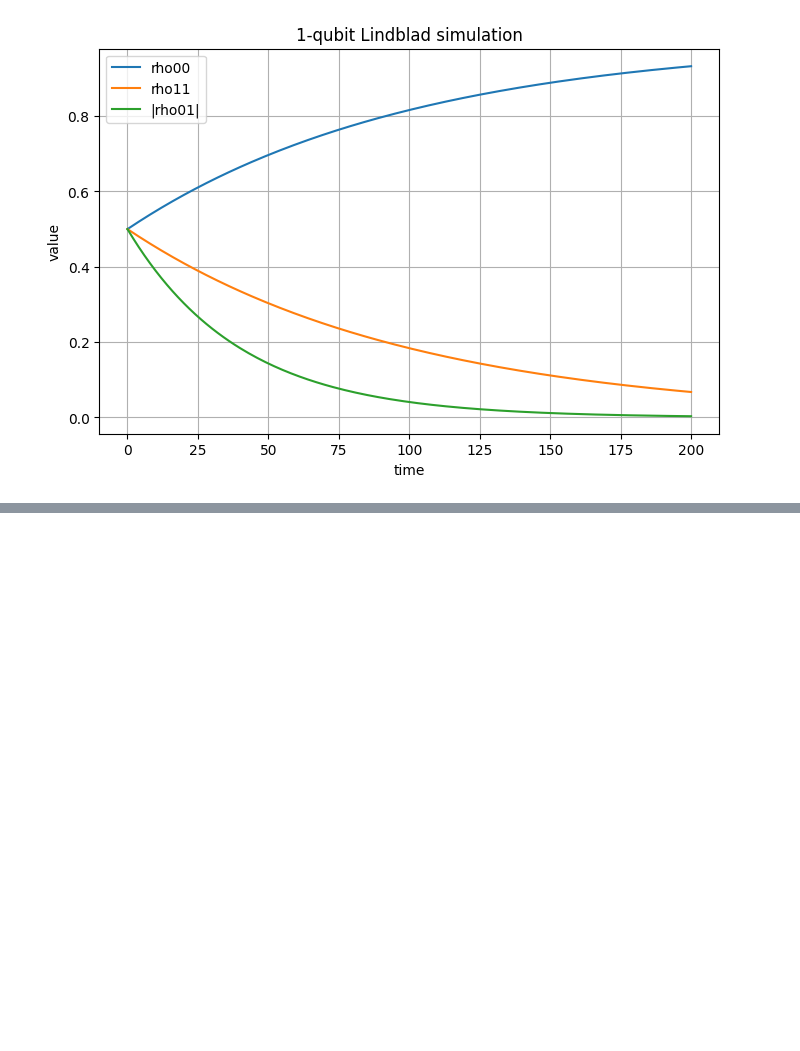
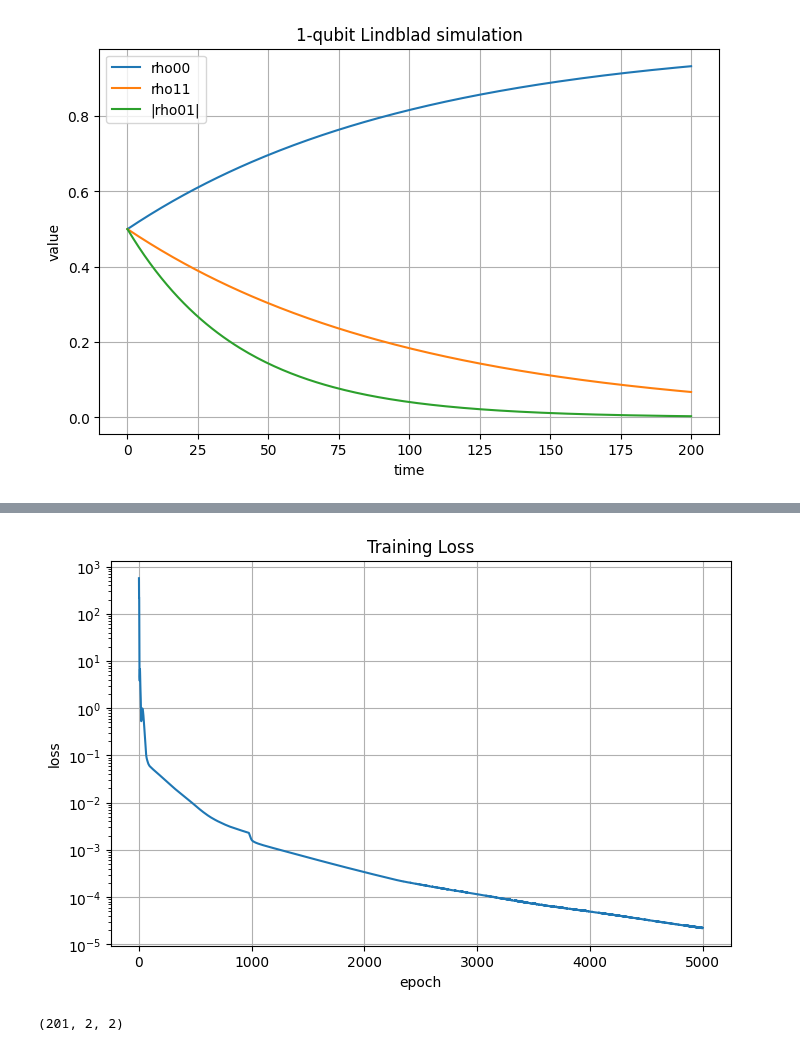
Before and after one commit to IgorPKozielski/Qubit-Experimental-Quantum-System-Identification-on-Odra-5, a Jupyter notebook: notebooks/pinn/experiments/01_test_solver.ipynb, the cells around one changed output, grey strips where cells are left out. Saved outputs shown, nothing was run; the diff lists cells and outputs as text; code cells hidden in the pictures; blank space fills up the shorter version.

Commit message:
update test solver notebook with full output

```diff
--- a/notebooks/pinn/experiments/01_test_solver.ipynb
+++ b/notebooks/pinn/experiments/01_test_solver.ipynb
@@ -67,0 +58,22 @@ dir(nn_solver_1q)
+# %%
+data_indices = np.array([0, 10, 50, 100, 150])
+
+data_times = times[data_indices]
+data_values = states[data_indices]
+
+collocation_points = np.sort(
+    np.random.uniform(
+        np.min(times),
+        np.max(times),
+        100
+    )
+)
+# %%
+predictor = build_mlp()
+
+nn_solver = NNSolver1Q(
+    predictor=predictor,
+    solver=solver,
+    data=[data_times, data_values],
+    collocation_points=collocation_points
+)
@@ -67,0 +90,9 @@ dir(nn_solver_1q)
+# %%
+trainer = Trainer(
+    nn_solver=nn_solver,
+    epochs=5000,
+    learning_rate=1e-3,
+    physics_loss=True
+)
+
+trainer.train()
@@ -67,0 +105,12 @@ dir(nn_solver_1q)
+# %%
+trainer.plot_loss()
+# %% [output]
+[figure, added]
+# %%
+test_times = np.linspace(0, 200, 201)
+
+pred_pinn = nn_solver.make_predictions(test_times)
+
+print(pred_pinn.shape)
+# %% [output]
+(201, 2, 2)
```
Also changed, not shown: parts of 5 cells of this notebook.
